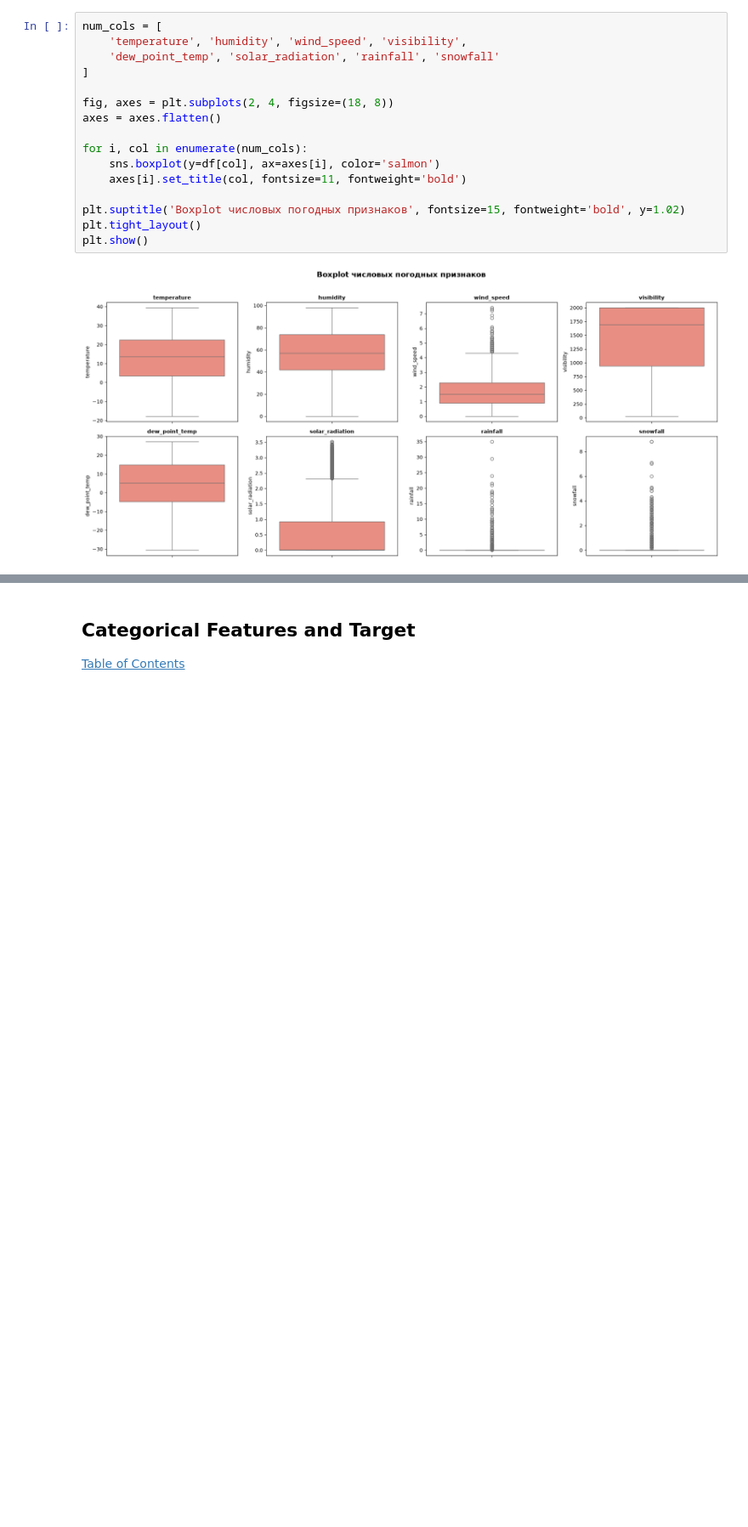
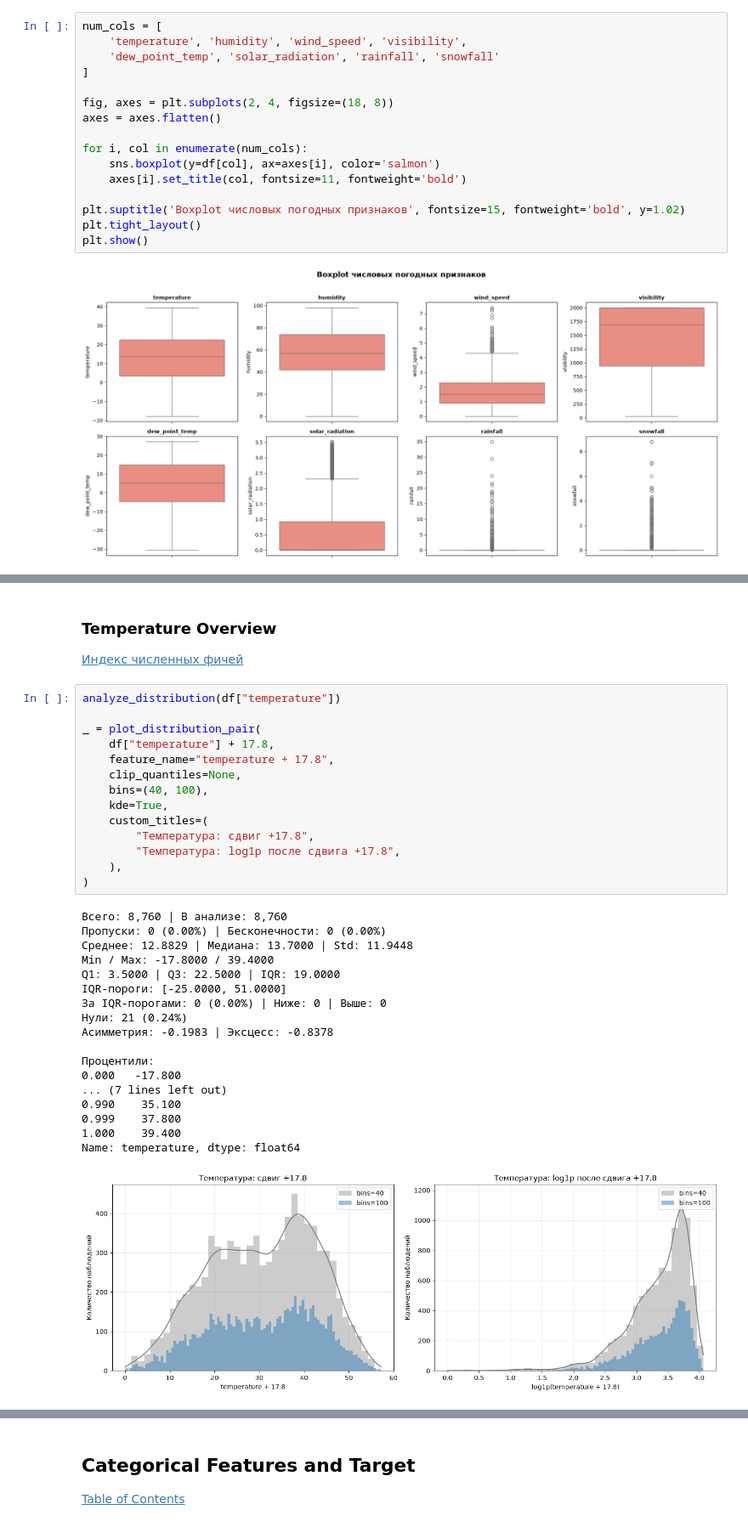
Before and after one commit to Vatman30000/Project_Practicum_team_13, a Jupyter notebook: notebooks/eda.ipynb, the cells around one changed output, grey strips where cells are left out. Shown at 85% size. Cells and saved outputs as stored; diff of their text form; blank space fills up the shorter version.

Commit message:
добавил фунции для анализ распределения фичей+ сделал анализ численных фичей

```diff
--- a/notebooks/eda.ipynb
+++ b/notebooks/eda.ipynb
@@ -365,0 +309,36 @@ NUMERICAL WEATHER FEATURES — SUMMARY & OUTLIERS (IQR rule)
+# %% [markdown]
+### Temperature Overview
+[Индекс численных фичей](#Numerical-Features-Index)
+# %%
+analyze_distribution(df["temperature"])
+
+_ = plot_distribution_pair(
+    df["temperature"] + 17.8,
+    feature_name="temperature + 17.8",
+    clip_quantiles=None,
+    bins=(40, 100),
+    kde=True,
+    custom_titles=(
+        "Температура: сдвиг +17.8",
+        "Температура: log1p после сдвига +17.8",
+    ),
+)
+# %% [output]
+Всего: 8,760 | В анализе: 8,760
+Пропуски: 0 (0.00%) | Бесконечности: 0 (0.00%)
+Среднее: 12.8829 | Медиана: 13.7000 | Std: 11.9448
+Min / Max: -17.8000 / 39.4000
+Q1: 3.5000 | Q3: 22.5000 | IQR: 19.0000
+IQR-пороги: [-25.0000, 51.0000]
+За IQR-порогами: 0 (0.00%) | Ниже: 0 | Выше: 0
+Нули: 21 (0.24%)
+Асимметрия: -0.1983 | Эксцесс: -0.8378
+
+Процентили:
+0.000   -17.800
+... (7 lines left out)
+0.990    35.100
+0.999    37.800
+1.000    39.400
+Name: temperature, dtype: float64
+[figure, added]
```
Also changed, not shown: parts of 31 cells of this notebook, 3 other files.
